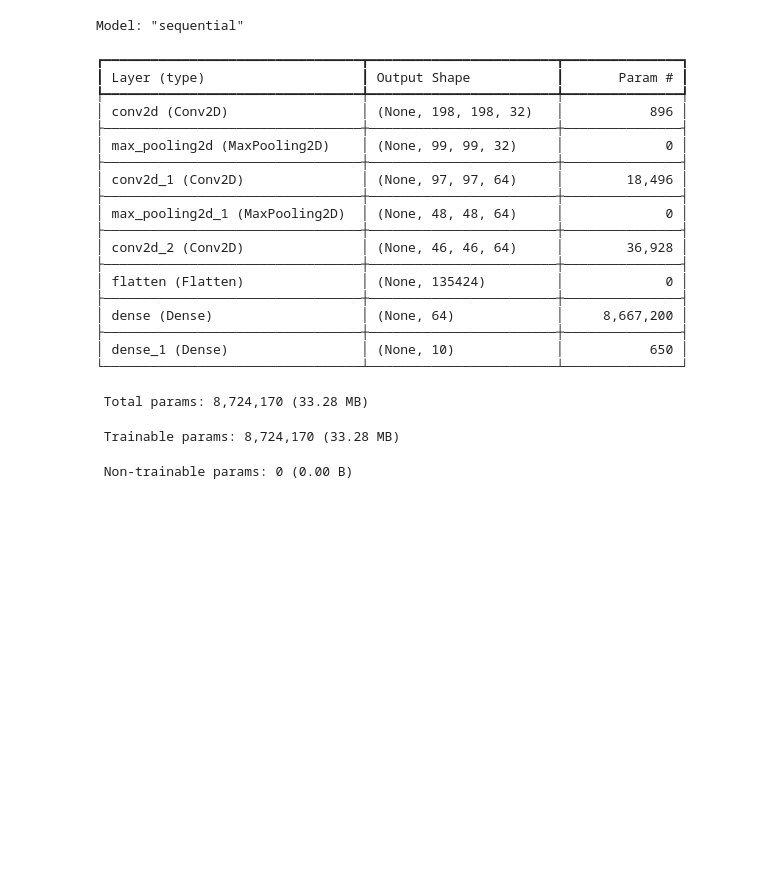
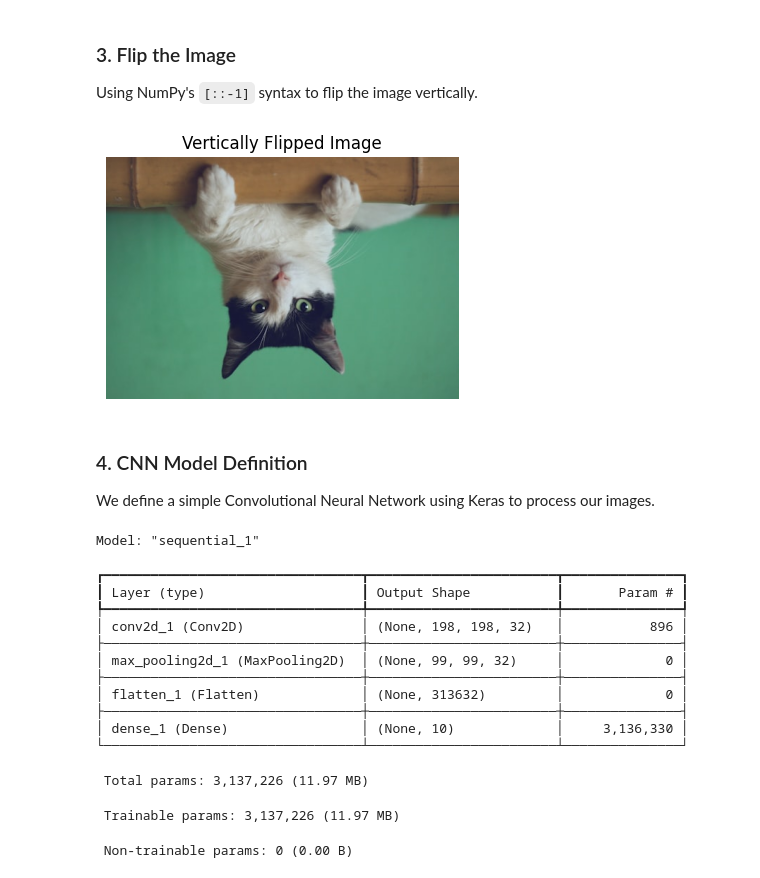
Before and after one commit to Pheonix1795/MDS_LAB, a Jupyter notebook: MDS_WEEK3.ipynb, the cells around one changed output. Saved outputs shown, nothing was run; the diff lists cells and outputs as text; code cells hidden in the pictures; blank space fills up the shorter version.

```diff
--- a/MDS_WEEK3.ipynb
+++ b/MDS_WEEK3.ipynb
@@ -54,44 +62,60 @@ Here, we'll set up a basic CNN architecture using TensorFlow/Keras and demonstra
+# %% [markdown]
+### 3. Flip the Image
+Using NumPy's `[::-1]` syntax to flip the image vertically.
+# %%
+if 'img_array' in globals():
+    # 1. NumPy indexing for vertical flip
+    flipped_img = img_array[::-1, :, :]
+
+    # 2. NumPy indexing for a crop focusing on the eyes
+    # We define the eye region coordinates based on the original image dimensions
+    eyes_crop = img_array[120:180, 200:350]
+
+    # Displaying the results
+    plt.figure(figsize=(10, 5))
+
+    plt.subplot(1, 2, 1)
+    plt.imshow(flipped_img)
+    plt.title("Vertically Flipped Image")
+    plt.axis('off')
+
+    plt.show()
+else:
+    print("Error: img_array not defined. Please run the loading cell first.")
+# %% [output]
+[figure, added]
+# %% [markdown]
+### 4. CNN Model Definition
+We define a simple Convolutional Neural Network using Keras to process our images.
 # %%
 import tensorflow as tf
-from tensorflow import keras
-from tensorflow.keras import layers
-import cv2 # For image resizing, typically part of OpenCV, good for preprocessing
+from tensorflow.keras import layers, models
+import cv2
 
 # Define a simple CNN model
-model = keras.Sequential([
-    layers.Input(shape=(200, 200, 3)), # Assuming we'll resize images to 200x200 with 3 color channels
-    layers.Conv2D(32, (3, 3), activation='relu', input_shape=(200, 200, 3)),
+model = models.Sequential([
+    layers.Input(shape=(200, 200, 3)),
+    layers.Conv2D(32, (3, 3), activation='relu'),
     layers.MaxPooling2D((2, 2)),
-    layers.Conv2D(64, (3, 3), activation='relu'),
-    layers.MaxPooling2D((2, 2)),
-    layers.Conv2D(64, (3, 3), activation='relu'),
     layers.Flatten(),
-    layers.Dense(64, activation='relu'),
-    layers.Dense(10, activation='softmax') # Example: 10 output classes
+    layers.Dense(10, activation='softmax')
 ])
 
+model.compile(optimizer='adam', loss='sparse_categorical_crossentropy')
 model.summary()
 # %% [output]
-Model: "sequential"
+Model: "sequential_1"
 ┏━━━━━━━━━━━━━━━━━━━━━━━━━━━━━━━━━┳━━━━━━━━━━━━━━━━━━━━━━━━┳━━━━━━━━━━━━━━━┓
 ┃ Layer (type)                    ┃ Output Shape           ┃       Param # ┃
 ┡━━━━━━━━━━━━━━━━━━━━━━━━━━━━━━━━━╇━━━━━━━━━━━━━━━━━━━━━━━━╇━━━━━━━━━━━━━━━┩
-│ conv2d (Conv2D)                 │ (None, 198, 198, 32)   │           896 │
+│ conv2d_1 (Conv2D)               │ (None, 198, 198, 32)   │           896 │
 ├─────────────────────────────────┼────────────────────────┼───────────────┤
-│ max_pooling2d (MaxPooling2D)    │ (None, 99, 99, 32)     │             0 │
+│ max_pooling2d_1 (MaxPooling2D)  │ (None, 99, 99, 32)     │             0 │
 ├─────────────────────────────────┼────────────────────────┼───────────────┤
-│ conv2d_1 (Conv2D)               │ (None, 97, 97, 64)     │        18,496 │
+│ flatten_1 (Flatten)             │ (None, 313632)         │             0 │
 ├─────────────────────────────────┼────────────────────────┼───────────────┤
-│ max_pooling2d_1 (MaxPooling2D)  │ (None, 48, 48, 64)     │             0 │
-├─────────────────────────────────┼────────────────────────┼───────────────┤
-│ conv2d_2 (Conv2D)               │ (None, 46, 46, 64)     │        36,928 │
-├─────────────────────────────────┼────────────────────────┼───────────────┤
-│ flatten (Flatten)               │ (None, 135424)         │             0 │
-├─────────────────────────────────┼────────────────────────┼───────────────┤
-│ dense (Dense)                   │ (None, 64)             │     8,667,200 │
-├─────────────────────────────────┼────────────────────────┼───────────────┤
-│ dense_1 (Dense)                 │ (None, 10)             │           650 │
+│ dense_1 (Dense)                 │ (None, 10)             │     3,136,330 │
 └─────────────────────────────────┴────────────────────────┴───────────────┘
- Total params: 8,724,170 (33.28 MB)
+ Total params: 3,137,226 (11.97 MB)
- Trainable params: 8,724,170 (33.28 MB)
+ Trainable params: 3,137,226 (11.97 MB)
  Non-trainable params: 0 (0.00 B)
```
Also changed, not shown: parts of 11 cells of this notebook.
